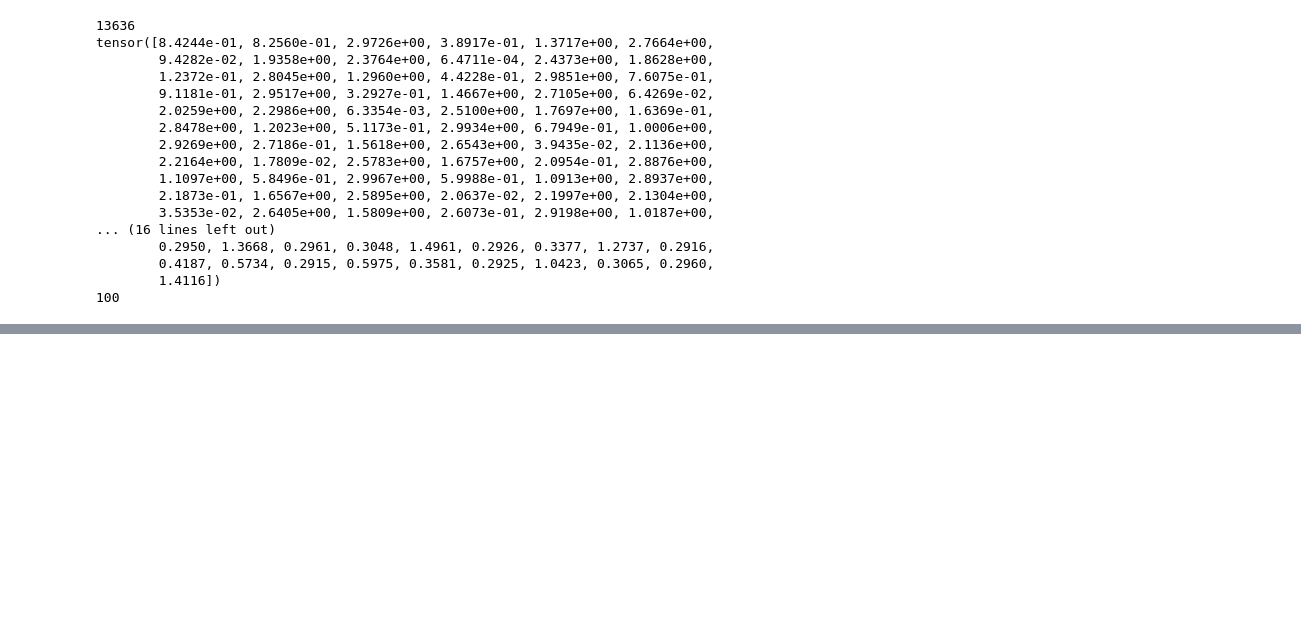
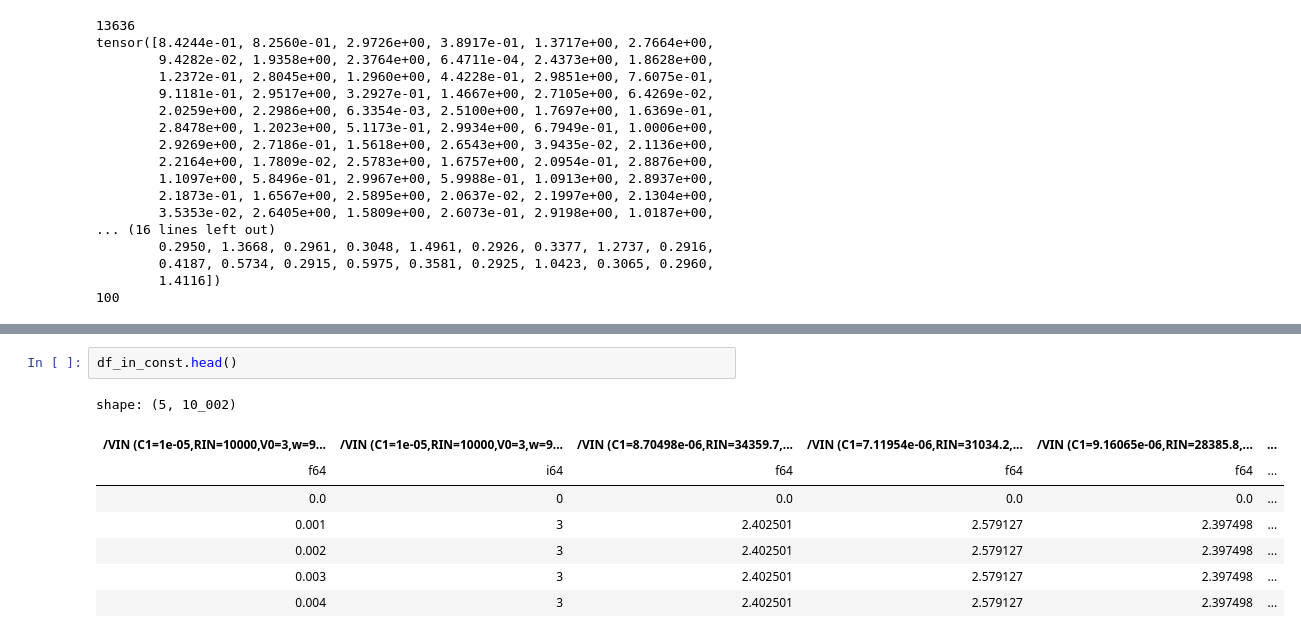
Before and after one commit to LuposX/FlexSpike, a Jupyter notebook: surrogate/1_create_surrogate_dataset.ipynb, the cells around one changed output, grey strips where cells are left out. Cells and saved outputs as stored; diff of their text form; blank space fills up the shorter version.

```diff
--- a/surrogate/1_create_surrogate_dataset.ipynb
+++ b/surrogate/1_create_surrogate_dataset.ipynb
@@ -777,0 +822,11 @@ tensor([8.4244e-01, 8.2560e-01, 2.9726e+00, 3.8917e-01, 1.3717e+00, 2.7664e+00,
+# %%
+df_in_const.head()
+# %% [output]
+shape: (5, 10_002)
+| /VIN (C1=1e-05,RIN=10000,V0=3,w=9... | /VIN (C1=1e-05,RIN=10000,V0=3,w=9... | /VIN (C1=8.70498e-06,RIN=34359.7,... | /VIN (C1=7.11954e-06,RIN=31034.2,... | /VIN (C1=9.16065e-06,RIN=28385.8,... | ... |
+| f64 | i64 | f64 | f64 | f64 | ... |
+| 0.0 | 0 | 0.0 | 0.0 | 0.0 | ... |
+| 0.001 | 3 | 2.402501 | 2.579127 | 2.397498 | ... |
+| 0.002 | 3 | 2.402501 | 2.579127 | 2.397498 | ... |
+| 0.003 | 3 | 2.402501 | 2.579127 | 2.397498 | ... |
+| 0.004 | 3 | 2.402501 | 2.579127 | 2.397498 | ... |
```
Also changed, not shown: parts of 35 cells of this notebook, 7 other files.
